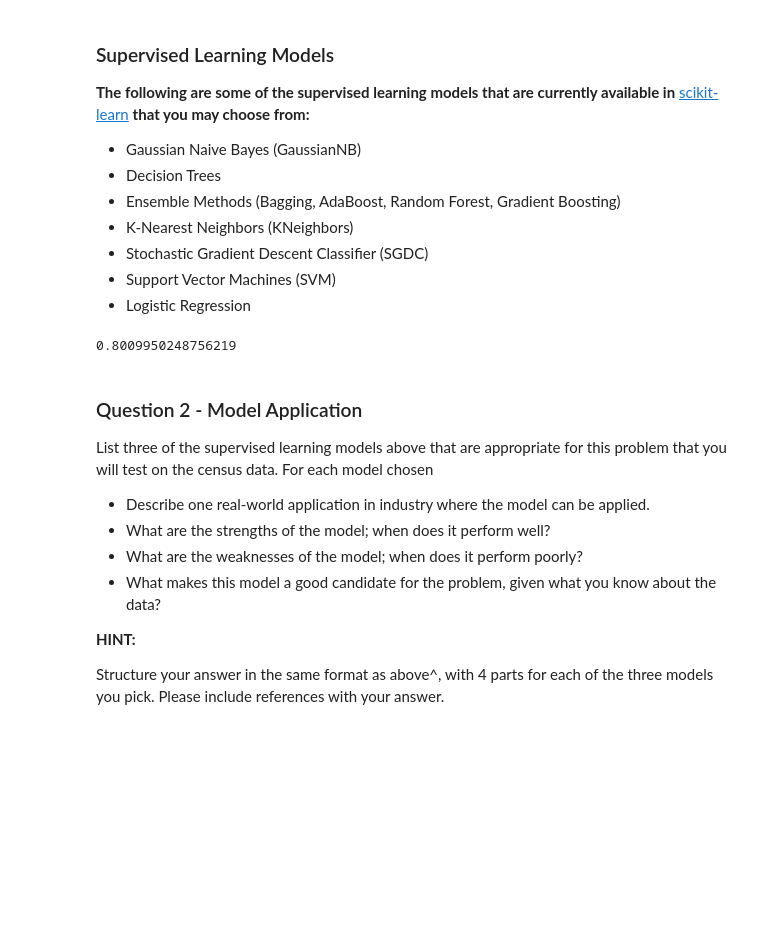
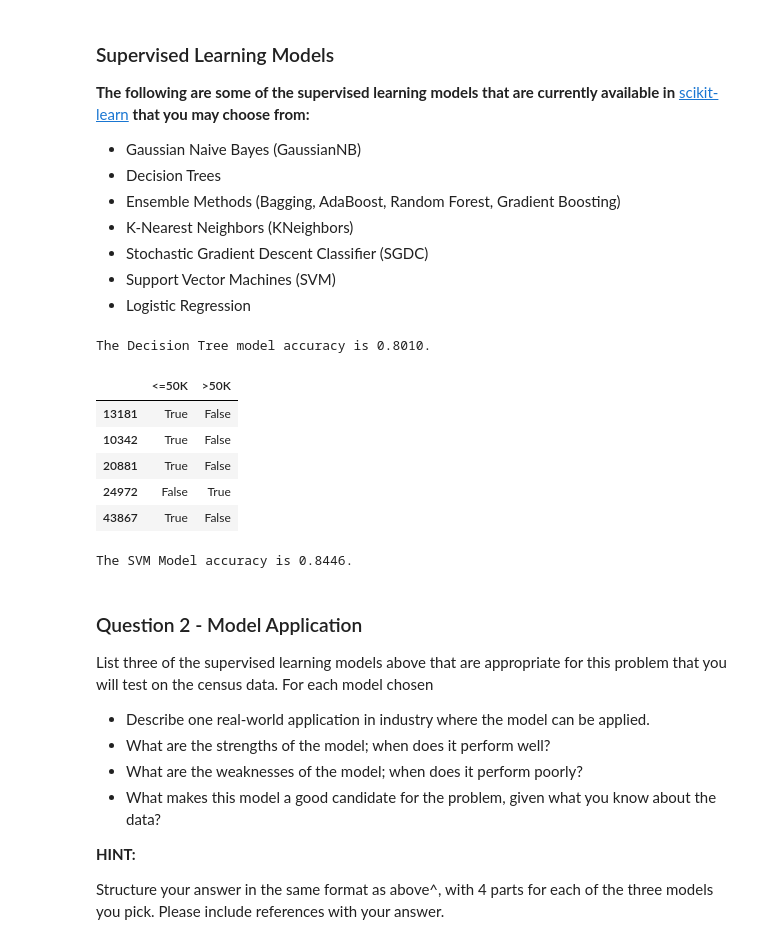
Before and after one commit to SteffanyMcH2os/UdacityMachineLearning1, a Jupyter notebook: finding_donors.ipynb, the cells around one changed output. Cells and saved outputs as stored; diff of their text form; code cells hidden in the pictures; blank space fills up the shorter version.

Commit message:
Trained and evaluated an SVM implementation

```diff
--- a/finding_donors.ipynb
+++ b/finding_donors.ipynb
@@ -310,11 +311,15 @@ print(type(accuracy), type(recall), type(precision))
 # import supervised learning models from sklearn
 from sklearn.tree import DecisionTreeClassifier
 from sklearn.metrics import accuracy_score
+from sklearn.svm import SVC
+
+from sklearn.preprocessing import StandardScaler
 
 # Create a dictionary of models
 # hyperparameters can be set later using set_params() but the assignment says to use defaults
 models = {
-    "Decision Tree": DecisionTreeClassifier(random_state = 42)
+    "Decision Tree": DecisionTreeClassifier(random_state = 42),
+    "SVM Model": SVC(random_state = 42),
 }
 # %%
 # Training and fitting a Decision Tree model
@@ -322,6 +327,39 @@ clf_A_practice = models["Decision Tree"]
 clf_A_practice.fit(X_train, y_train)
 predictionsA = clf_A_practice.predict(X_test)
 accuracy = accuracy_score(y_test, predictionsA)
-accuracy
+print('The Decision Tree model accuracy is {:.4f}.'.format(accuracy))
 # %% [output]
-0.8009950248756219
+The Decision Tree model accuracy is 0.8010.
+# %%
+y_train.head()
+# %% [output]
+|  | <=50K | >50K |
+| 13181 | True | False |
+| 10342 | True | False |
+| 20881 | True | False |
+| 24972 | False | True |
+| 43867 | True | False |
+# %%
+# Data should be scaled for the SVM model before fitting
+scalar = StandardScaler()
+#Fit and scale training data
+X_train_scaled = scalar.fit_transform(X_train)
+# Scale test data
+X_test_scaled = scalar.transform(X_test)
+
+# Recode the target data as int type, keeping only 1 column that indicates True if the individual makes more than 50k and false otherwise
+y_train_svc = y_train['>50K'].astype(int)
+y_test_svc = y_test['>50K'].astype(int)
+
+#Train the SVC model
+clf_B_practice = models["SVM Model"]
+clf_B_practice.fit(X_train_scaled, y_train_svc)
+
+# Make and evaluate predictions
+
+predictionsB = clf_B_practice.predict(X_test_scaled)
+accuracyB = accuracy_score(y_test_svc, predictionsB)
+
+print('The SVM Model accuracy is {:.4f}.'.format(accuracyB))
+# %% [output]
+The SVM Model accuracy is 0.8446.
```
Also changed, not shown: parts of 3 cells of this notebook.
